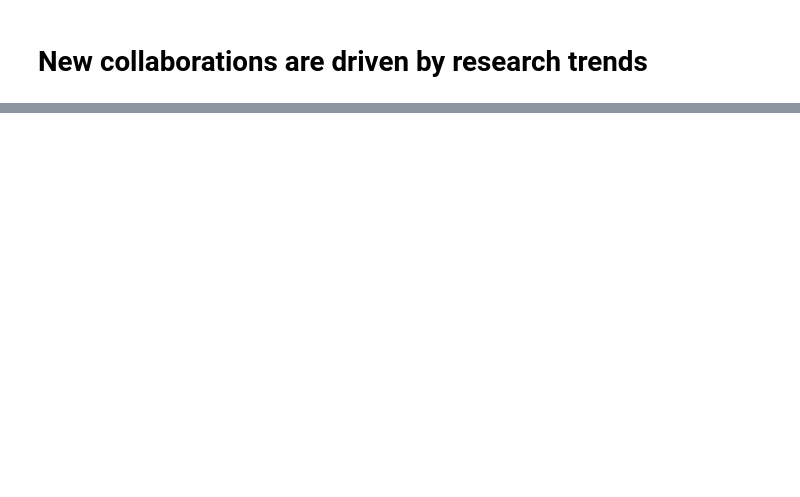
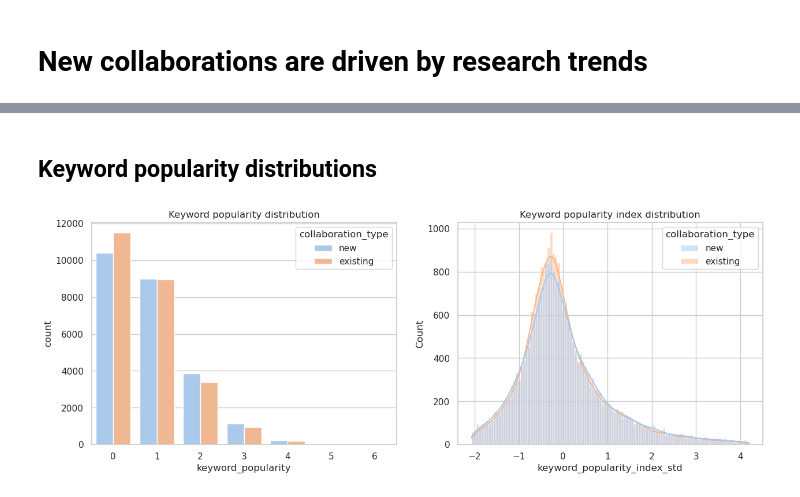
Before and after one commit to eutopia-collaboration-recommender/ecr-analytics, a Jupyter notebook: src/notebooks/06 - New collaborations are driven by research trends.ipynb, the cells around one changed output, grey strips where cells are left out. Drawn from its saved outputs; the diff is of its cells as text; code cells hidden in the pictures; blank space fills up the shorter version.

```diff
--- a/src/notebooks/06 - New collaborations are driven by research trends.ipynb
+++ b/src/notebooks/06 - New collaborations are driven by research trends.ipynb
@@ -180,0 +285,29 @@ ValueError: Not enough samples to build a trace.
+# %% [markdown]
+## Keyword popularity distributions
+# %%
+fig, axs = plt.subplots(nrows=1, ncols=2, figsize=(15, 5))
+
+# Determine the unique collaboration types in the order they should appear
+collaboration_order = df_popularity_sampled['collaboration_type'].unique()
+
+# Distribution of keyword popularity
+sns.countplot(data=df_popularity_sampled,
+              x="keyword_popularity",
+              hue='collaboration_type',
+              hue_order=collaboration_order,
+              ax=axs[0])
+axs[0].set_title("Keyword popularity distribution")
+
+
+# Distribution of keyword popularity index
+sns.histplot(data=df_popularity_sampled,
+             x='keyword_popularity_index_std',
+             kde=True,
+             hue='collaboration_type',
+             hue_order=collaboration_order,
+             ax=axs[1])
+axs[1].set_title("Keyword popularity index distribution")
+
+plt.show()
+# %% [output]
+[figure, added]
```
Also changed, not shown: parts of 19 cells of this notebook, 8 other files.
